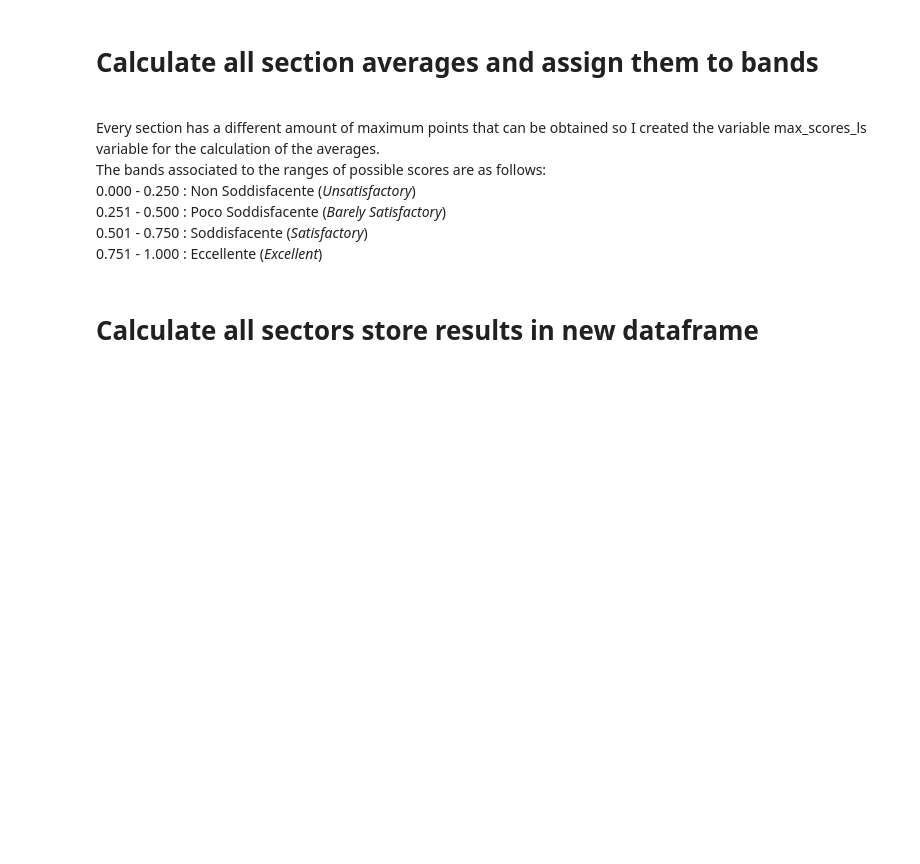
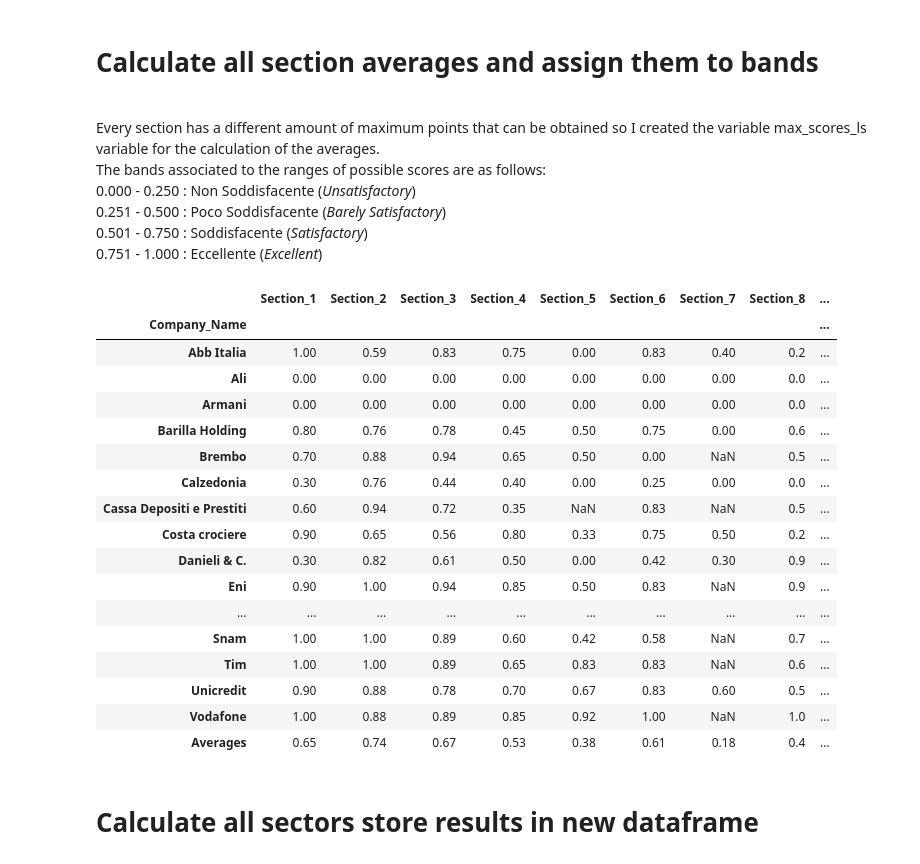
Before and after one commit to G-Simeone/Transparency_International, a Jupyter notebook: Data_Manipulation_Transparency_in_Corporate_Reporting_Italia.ipynb, the cells around one changed output. Cells and saved outputs as stored; diff of their text form; code cells hidden in the pictures; blank space fills up the shorter version.

```diff
--- a/Data_Manipulation_Transparency_in_Corporate_Reporting_Italia.ipynb
+++ b/Data_Manipulation_Transparency_in_Corporate_Reporting_Italia.ipynb
@@ -154,33 +177,57 @@ for element in scores_df.index:
 # Create loop that calculates average of all columns to get comparable results
 for element in sections_scores_df.columns:
     sections_scores_df.at["Averages", element] = round(sections_scores_df[element].mean(), 2)
 
 # Create dictionary to associate bands to score range.
 bands_dict = {0 : "Non Soddisfacente", 0.25 : "Poco Soddisfacente", 0.50 : "Soddisfacente", 0.75 : "Eccellente", 1.0 : "Whatevs"}
 
 # Loop over every company
 for company in sections_scores_df.index:
 
     # Handles 0.00 exeption, as it will not be true that 0.00 > 0 in the following loop.
     if sections_scores_df.at[company, "TRAC_Index"] == 0:
         sections_scores_df.loc[company, "Bands"] = list(bands_dict.values())[0]
 
     # Loop backwards from the highest possible band band
     for i in reversed((range(0,5))):
 
         # If the score between the lower bound of the band (included) and the upper bound (excluded) then attribute that band
         if  (
             sections_scores_df.at[company, "TRAC_Index"] < list(bands_dict.keys())[i] and
             sections_scores_df.at[company, "TRAC_Index"] >= list(bands_dict.keys())[i-1]
             ):
             sections_scores_df.loc[company, "Bands"] = list(bands_dict.values())[i-1]
 
 # Add columns on sector by merging initial copy DataFrame with the section scores DataFrame on Company Name.
 sections_scores_df = pd.merge(sections_scores_df,copy_df[['Company_Name','Company_Sector']],on='Company_Name', how='left')
 sections_scores_df = sections_scores_df.set_index("Company_Name")
 
+# Push dataframe back to Google Spreadsheet
+# (hashed because we don't want to mess up with the spreadsheet the client is using)
 # worksheet_name = 'Scores_Data'
 # d2g.upload(sections_scores_df, spreadsheet_key, worksheet_name, credentials=credentials, row_names=True)
+
+# For show
+sections_scores_df
+# %% [output]
+|  | Section_1 | Section_2 | Section_3 | Section_4 | Section_5 | Section_6 | Section_7 | Section_8 | ... |
+| Company_Name |  |  |  |  |  |  |  |  | ... |
+| Abb Italia | 1.00 | 0.59 | 0.83 | 0.75 | 0.00 | 0.83 | 0.40 | 0.2 | ... |
+| Ali | 0.00 | 0.00 | 0.00 | 0.00 | 0.00 | 0.00 | 0.00 | 0.0 | ... |
+| Armani | 0.00 | 0.00 | 0.00 | 0.00 | 0.00 | 0.00 | 0.00 | 0.0 | ... |
+| Barilla Holding | 0.80 | 0.76 | 0.78 | 0.45 | 0.50 | 0.75 | 0.00 | 0.6 | ... |
+| Brembo | 0.70 | 0.88 | 0.94 | 0.65 | 0.50 | 0.00 | NaN | 0.5 | ... |
+| Calzedonia | 0.30 | 0.76 | 0.44 | 0.40 | 0.00 | 0.25 | 0.00 | 0.0 | ... |
+| Cassa Depositi e Prestiti | 0.60 | 0.94 | 0.72 | 0.35 | NaN | 0.83 | NaN | 0.5 | ... |
+| Costa crociere | 0.90 | 0.65 | 0.56 | 0.80 | 0.33 | 0.75 | 0.50 | 0.2 | ... |
+| Danieli & C. | 0.30 | 0.82 | 0.61 | 0.50 | 0.00 | 0.42 | 0.30 | 0.9 | ... |
+| Eni | 0.90 | 1.00 | 0.94 | 0.85 | 0.50 | 0.83 | NaN | 0.9 | ... |
+| ... | ... | ... | ... | ... | ... | ... | ... | ... | ... |
+| Snam | 1.00 | 1.00 | 0.89 | 0.60 | 0.42 | 0.58 | NaN | 0.7 | ... |
+| Tim | 1.00 | 1.00 | 0.89 | 0.65 | 0.83 | 0.83 | NaN | 0.6 | ... |
+| Unicredit | 0.90 | 0.88 | 0.78 | 0.70 | 0.67 | 0.83 | 0.60 | 0.5 | ... |
+| Vodafone | 1.00 | 0.88 | 0.89 | 0.85 | 0.92 | 1.00 | NaN | 1.0 | ... |
+| Averages | 0.65 | 0.74 | 0.67 | 0.53 | 0.38 | 0.61 | 0.18 | 0.4 | ... |
 # %% [markdown]
 # Calculate all sectors store results in new dataframe
 # %%
```
Also changed, not shown: parts of 3 cells of this notebook.
